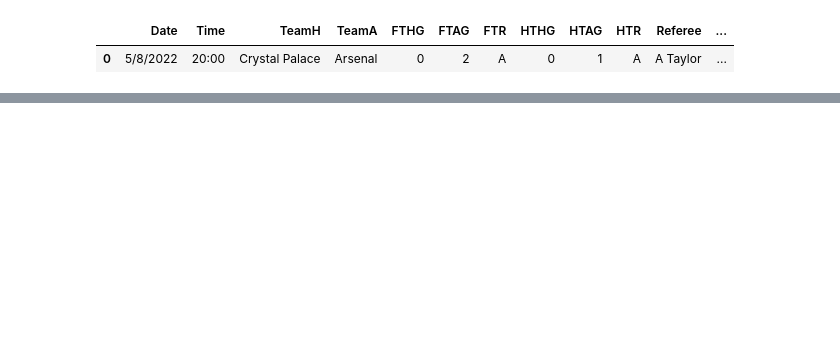
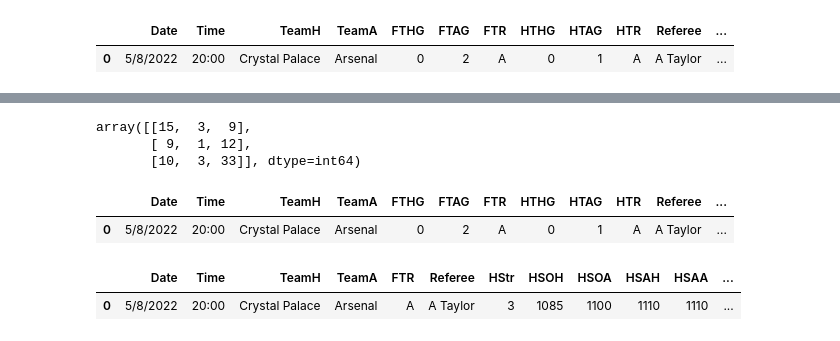
Before and after one commit to jeffreyreeve/capstone-premier-league-predictor, a Jupyter notebook: notebooks/neural_network.ipynb, the cells around one changed output, grey strips where cells are left out. Drawn from its saved outputs; the diff is of its cells as text; code cells hidden in the pictures; blank space fills up the shorter version.

```diff
--- a/notebooks/neural_network.ipynb
+++ b/notebooks/neural_network.ipynb
@@ -1683,0 +1778,19 @@ array([[15,  3,  9],
+# %%
+confusion_matrix(y_test, y_pred)
+# %% [output]
+array([[15,  3,  9],
+       [ 9,  1, 12],
+       [10,  3, 33]], dtype=int64)
+# %%
+pd.set_option('display.max_columns', None)
+data_winner2 = pd.read_csv('../data/data_teams.csv')
+data_winner2.head(1)
+# %% [output]
+|  | Date | Time | TeamH | TeamA | FTHG | FTAG | FTR | HTHG | HTAG | HTR | Referee | ... |
+| 0 | 5/8/2022 | 20:00 | Crystal Palace | Arsenal | 0 | 2 | A | 0 | 1 | A | A Taylor | ... |
+# %%
+data_winner2 = data_winner2.drop(['FTHG', 'FTAG', 'HTHG', 'HTAG', 'HTR'], axis=1)
+data_winner2.head(1)
+# %% [output]
+|  | Date | Time | TeamH | TeamA | FTR | Referee | HStr | HSOH | HSOA | HSAH | HSAA | ... |
+| 0 | 5/8/2022 | 20:00 | Crystal Palace | Arsenal | A | A Taylor | 3 | 1085 | 1100 | 1110 | 1110 | ... |
```
Also changed, not shown: parts of 53 cells of this notebook.
